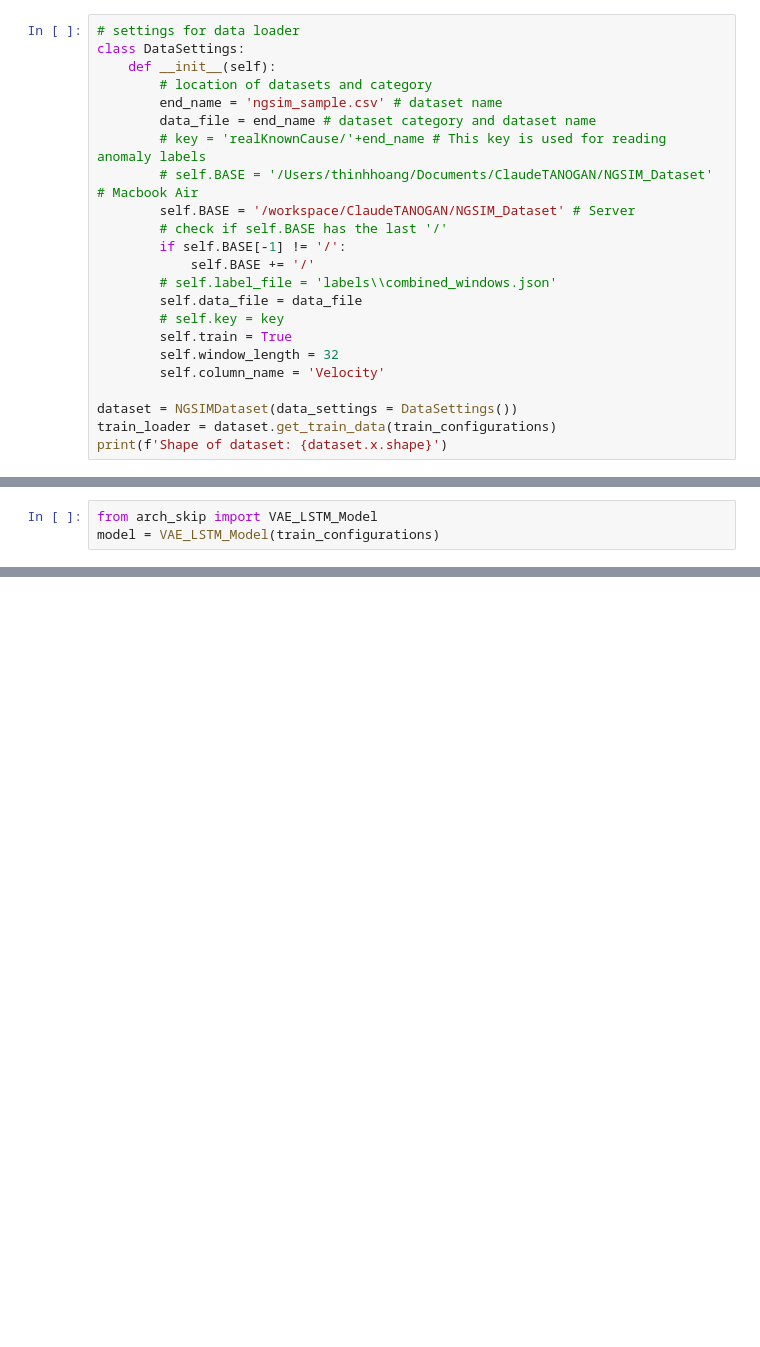
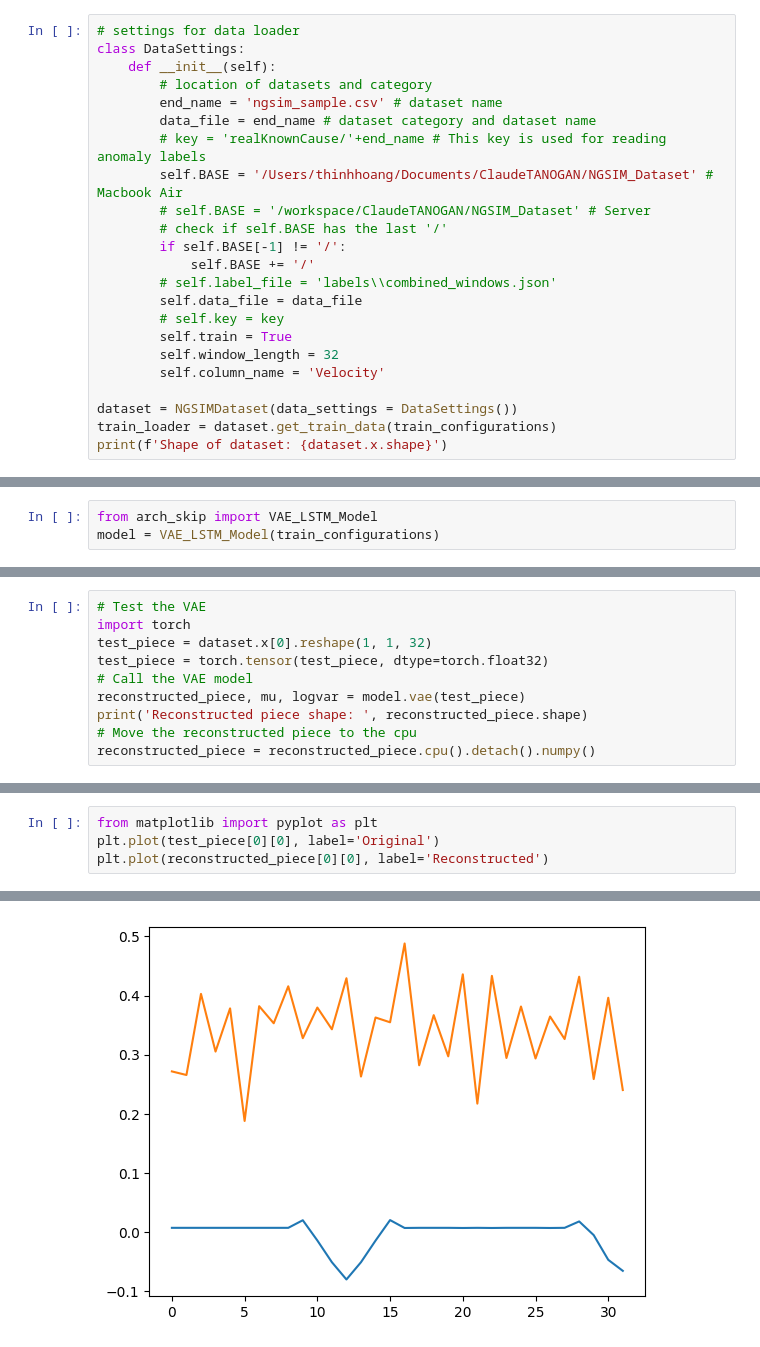
Before and after one commit to thinhhoang95/ClaudeTANOGAN, a Jupyter notebook: VAELSTM/train_arch.ipynb, the cells around one changed output, grey strips where cells are left out. Drawn from its saved outputs; the diff is of its cells as text; blank space fills up the shorter version.

```diff
--- a/VAELSTM/train_arch.ipynb
+++ b/VAELSTM/train_arch.ipynb
@@ -32,8 +32,8 @@ class DataSettings:
         end_name = 'ngsim_sample.csv' # dataset name
         data_file = end_name # dataset category and dataset name
         # key = 'realKnownCause/'+end_name # This key is used for reading anomaly labels
-        # self.BASE = '/Users/thinhhoang/Documents/ClaudeTANOGAN/NGSIM_Dataset' # Macbook Air
-        self.BASE = '/workspace/ClaudeTANOGAN/NGSIM_Dataset' # Server
+        self.BASE = '/Users/thinhhoang/Documents/ClaudeTANOGAN/NGSIM_Dataset' # Macbook Air
+        # self.BASE = '/workspace/ClaudeTANOGAN/NGSIM_Dataset' # Server
         # check if self.BASE has the last '/'
         if self.BASE[-1] != '/':
             self.BASE += '/'
@@ -107,0 +72,10 @@ for batch in train_loader:
+# %%
+# Test the VAE
+import torch
+test_piece = dataset.x[0].reshape(1, 1, 32)
+test_piece = torch.tensor(test_piece, dtype=torch.float32)
+# Call the VAE model
+reconstructed_piece, mu, logvar = model.vae(test_piece)
+print('Reconstructed piece shape: ', reconstructed_piece.shape)
+# Move the reconstructed piece to the cpu
+reconstructed_piece = reconstructed_piece.cpu().detach().numpy()
@@ -107,0 +84,5 @@ for batch in train_loader:
+# %%
+from matplotlib import pyplot as plt
+plt.plot(test_piece[0][0], label='Original')
+plt.plot(reconstructed_piece[0][0], label='Reconstructed')
+# %% [output]
@@ -107,0 +91 @@ for batch in train_loader:
+[figure, added]
```
Also changed, not shown: parts of 5 cells of this notebook, 1 other file.
